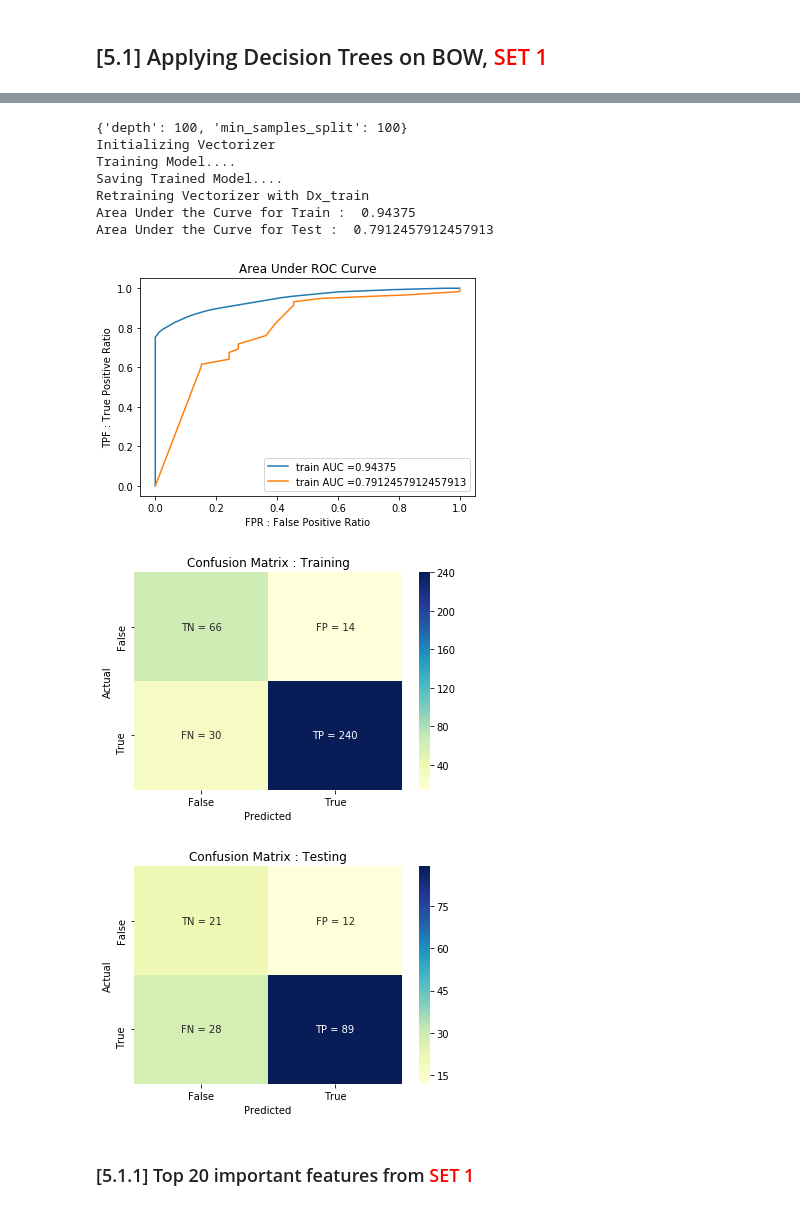
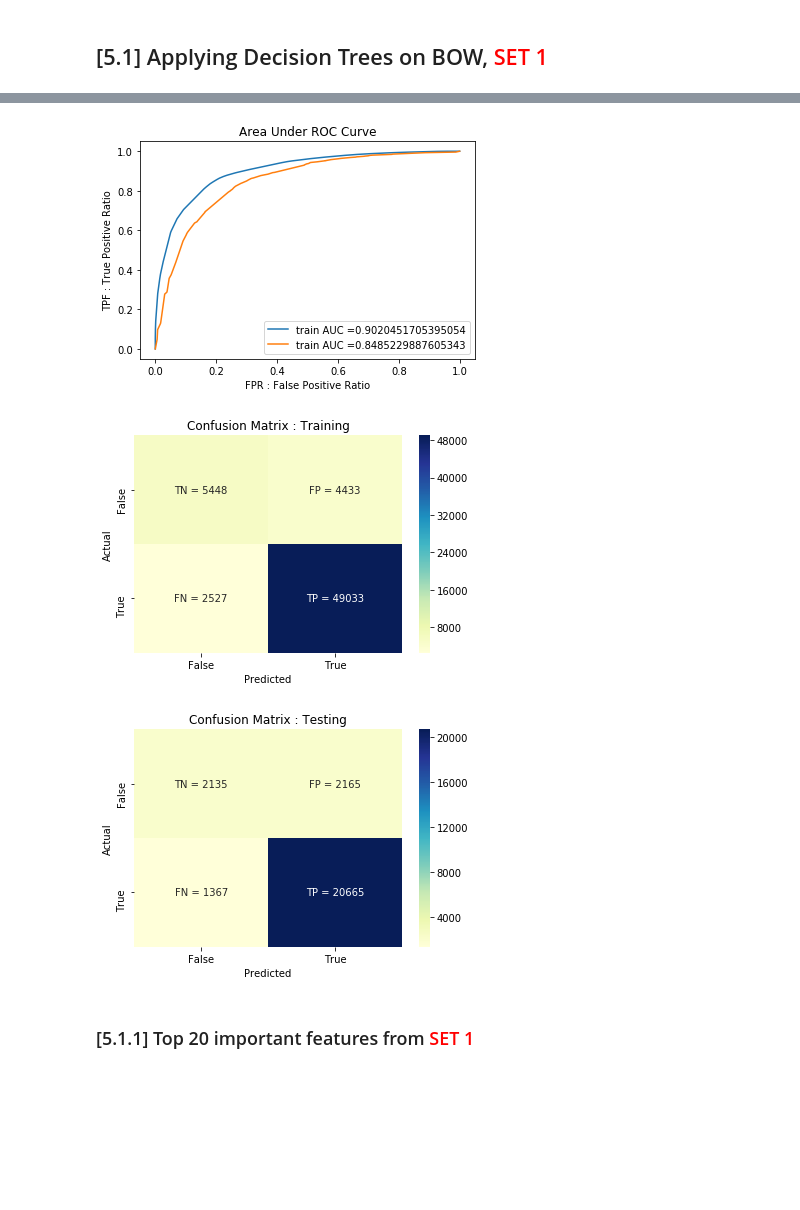
Before and after one commit to monodeepdas1215/AI-Archives, a Jupyter notebook: Assignment08 - Amazon Fine Food Reviews Analysis_Decision Trees.ipynb, the cells around one changed output, grey strips where cells are left out. Drawn from its saved outputs; the diff is of its cells as text; code cells hidden in the pictures; blank space fills up the shorter version.

```diff
--- a/Assignment08 - Amazon Fine Food Reviews Analysis_Decision Trees.ipynb
+++ b/Assignment08 - Amazon Fine Food Reviews Analysis_Decision Trees.ipynb
@@ -616,7 +616,7 @@ warnings.filterwarnings('ignore')
 # %% [markdown]
 ### [5.0.0] Splitting up the Dataset into D_train and D_test
 # %%
-num_data_points = 500
+num_data_points = 100000
 # %%
 Dx_train, Dx_test, Dy_train, Dy_test = train_test_split(preprocessed_reviews[:num_data_points], final['Score'].tolist()[:num_data_points], test_size=0.30, random_state=42)
 # %%
@@ -700,7 +700,7 @@ def perform_hyperparameter_tuning(X, Y, vectorizer, results_path, retrain=False,
         print('Performing Hyperparameter Tuning...\n')
         # regularization parameter
         hyperparameters = {
-            'dt_max_depth' : [1, 5, 10, 50, 100, 500, 100],
+            'dt_max_depth' : [1, 5, 10, 50, 100, 500, 1000],
             'dt_min_samples_split' : [5, 10, 100, 500]
         }
 
@@ -773,7 +773,7 @@ def perform_hyperparameter_tuning(X, Y, vectorizer, results_path, retrain=False,
 
         # Creating a DataFrame from the saved data for visualization
         results_df = pd.DataFrame({
-            'depth' : max_depth,
+            'max_depth' : max_depth,
             'min_samples_split' : min_samples_split,
             'train_score' : train_mean_score,
             'test_score' : test_mean_score
@@ -788,16 +788,23 @@ def perform_hyperparameter_tuning(X, Y, vectorizer, results_path, retrain=False,
 # %%
 def analyse_results(df):
     # plotting error curves
-    fig = plt.figure()
+    fig = plt.figure(figsize=(15, 15))
     ax = fig.gca()
 
-    plt.plot([math.log10(i) for i in df.depth.tolist()], df.test_score.tolist(), '-o', c='b', label='Validation AUC')
-    plt.plot([math.log10(i) for i in df.depth.tolist()], df.train_score.tolist(), '-o', c='r', label='Train AUC')
-    plt.grid(True)
-    plt.xlabel('log10 of Hyperparameter : depth')
-    plt.ylabel('Area Under ROC Curve')
-    plt.title('AUC ROC Curve for Decision Trees')
-    plt.legend(loc='best')
+    unique_min_samples = np.unique(df['min_samples_split'].values)
+    c = 1
+    for i in unique_min_samples:
+        mini = df.loc[df['min_samples_split'] == i]
+        plt.subplot(len(unique_min_samples)//2, len(unique_min_samples)//2, c)
+        plt.plot([math.log10(i) for i in mini.max_depth.tolist()], mini.train_score.tolist(), '-o', c='r', label='Train AUC')
+        plt.plot([math.log10(i) for i in mini.max_depth.tolist()], mini.test_score.tolist(), '-o', c='b', label='Validation AUC')
+        plt.grid(True)
+        plt.xlabel('log10 of Hyperparameter : max_depth')
+        plt.ylabel('Area Under ROC Curve')
+        plt.title('AUC ROC : min_samples_split = {0}'.format(i))
+        plt.legend(loc='best')
+        c = c + 1
+
     plt.show()
 
     # return the best parameters
@@ -810,7 +817,7 @@ def analyse_results(df):
 
 
     best_params = {
-        'depth': df.loc[ind_max, 'depth'],
+        'max_depth': df.loc[ind_max, 'max_depth'],
         'min_samples_split':df.loc[ind_max, 'min_samples_split']
     }
 
@@ -822,7 +829,7 @@ def retrain_with_best_params(data, labels, best_params, vec_name, model_path, wo
         with open(model_path, 'rb') as input_file:
             dt_clf = pickle.load(input_file)
     else:
-        dt_clf = DecisionTreeClassifier(max_depth=best_params['depth'], min_samples_split=best_params['min_samples_split'])
+        dt_clf = DecisionTreeClassifier(max_depth=best_params['max_depth'], min_samples_split=best_params['min_samples_split'])
 
         print('Initializing Vectorizer')
         vectorizer = get_vectorizer(vectorizer=vec_name, train=data, W2V_model=word2vec)
@@ -891,7 +898,7 @@ def plot_AUC_ROC(model, vectorizer, Dx_train, Dx_test, Dy_train, Dy_test):
 # Please write all the code with proper documentation
 csv_path = 'saved_models/Assignment8/BOW_dtree_results.csv'
 cv_results = perform_hyperparameter_tuning(X=Dx_train, Y=Dy_train, vectorizer='BOW',
-                                           results_path=csv_path, retrain=True, W2V_model=None)
+                                           results_path=csv_path, retrain=False, W2V_model=None)
 # Analysing best parameters
 best_parameters = analyse_results(cv_results)
 pprint.pprint(best_parameters)
@@ -907,5 +914,5 @@ vectorizer_obj = get_vectorizer(W2V_model = None, train=Dx_train, vectorizer='BO
 train_score, test_score = plot_AUC_ROC(calibrated_svm, vectorizer_obj, Dx_train, Dx_test, Dy_train, Dy_test)
 
 # appending the data results
-prettytable_data.append(['BOW', 'Decision Trees', best_parameters['depth'], best_parameters['min_samples_split'], train_score, test_score])
+prettytable_data.append(['BOW', 'Decision Trees', best_parameters['max_depth'], best_parameters['min_samples_split'], train_score, test_score])
 # %% [output]
@@ -930,13 +925,6 @@ CV : depth=100, min_samples_split=500, train_score=0.5, test_score=0.5
-{'depth': 100, 'min_samples_split': 100}
-Initializing Vectorizer
-Training Model....
-Saving Trained Model....
-Retraining Vectorizer with Dx_train
-Area Under the Curve for Train :  0.94375
-Area Under the Curve for Test :  0.7912457912457913
-[figure, old version]
+[figure, new version]
-[figure, old version]
+[figure, new version]
-[figure, old version]
+[figure, new version]
 # %% [markdown]
 ### [5.1.1] Top 20 important features from<font color='red'> SET 1</font>
 # %%
```
Also changed, not shown: parts of 9 cells of this notebook, 1 other file.
